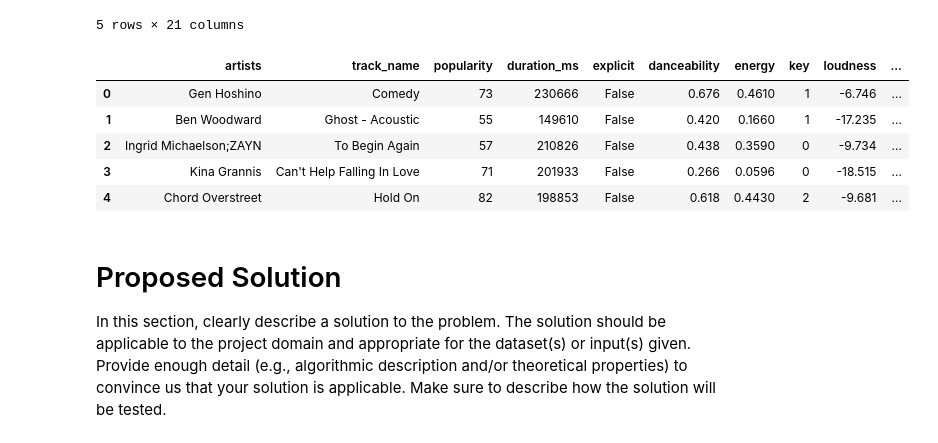
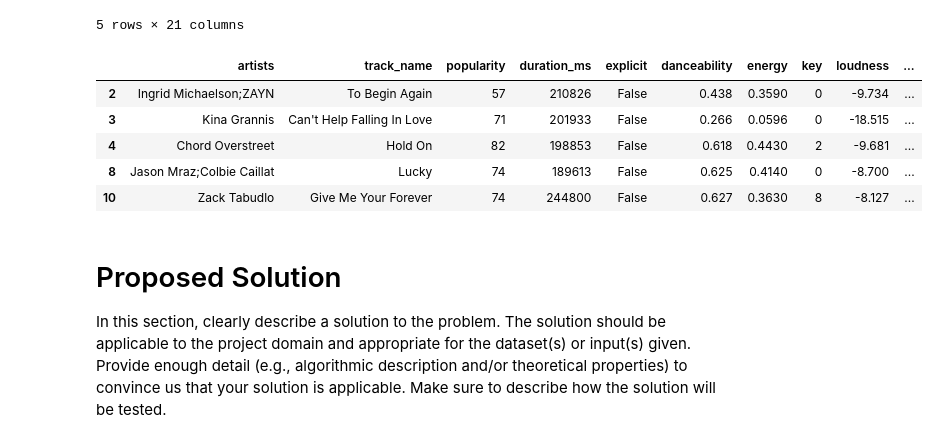
Before and after one commit to COGS118A/Group025-Wi23, a Jupyter notebook: FinalProjectGroup025-Wi23.ipynb, the cells around one changed output. Saved outputs shown, nothing was run; the diff lists cells and outputs as text; code cells hidden in the pictures.

```diff
--- a/FinalProjectGroup025-Wi23.ipynb
+++ b/FinalProjectGroup025-Wi23.ipynb
@@ -127,15 +127,16 @@ df.head()
 | 4 | 4 | 5vjLSffimiIP26QG5WcN2K | Chord Overstreet | Hold On | Hold On | 82 | 198853 | False | ... |
 5 rows × 21 columns
 # %%
+df = df.drop_duplicates(subset=['track_id'], keep='last')
 df = df.drop(columns=['Unnamed: 0','track_id', 'album_name'], axis=1)
 df.head()
 # %% [output]
 |  | artists | track_name | popularity | duration_ms | explicit | danceability | energy | key | loudness | ... |
-| 0 | Gen Hoshino | Comedy | 73 | 230666 | False | 0.676 | 0.4610 | 1 | -6.746 | ... |
-| 1 | Ben Woodward | Ghost - Acoustic | 55 | 149610 | False | 0.420 | 0.1660 | 1 | -17.235 | ... |
 | 2 | Ingrid Michaelson;ZAYN | To Begin Again | 57 | 210826 | False | 0.438 | 0.3590 | 0 | -9.734 | ... |
 | 3 | Kina Grannis | Can't Help Falling In Love | 71 | 201933 | False | 0.266 | 0.0596 | 0 | -18.515 | ... |
 | 4 | Chord Overstreet | Hold On | 82 | 198853 | False | 0.618 | 0.4430 | 2 | -9.681 | ... |
+| 8 | Jason Mraz;Colbie Caillat | Lucky | 74 | 189613 | False | 0.625 | 0.4140 | 0 | -8.700 | ... |
+| 10 | Zack Tabudlo | Give Me Your Forever | 74 | 244800 | False | 0.627 | 0.3630 | 8 | -8.127 | ... |
 # %% [markdown]
 # Proposed Solution
 
```
Also changed, not shown: parts of 4 cells of this notebook.
